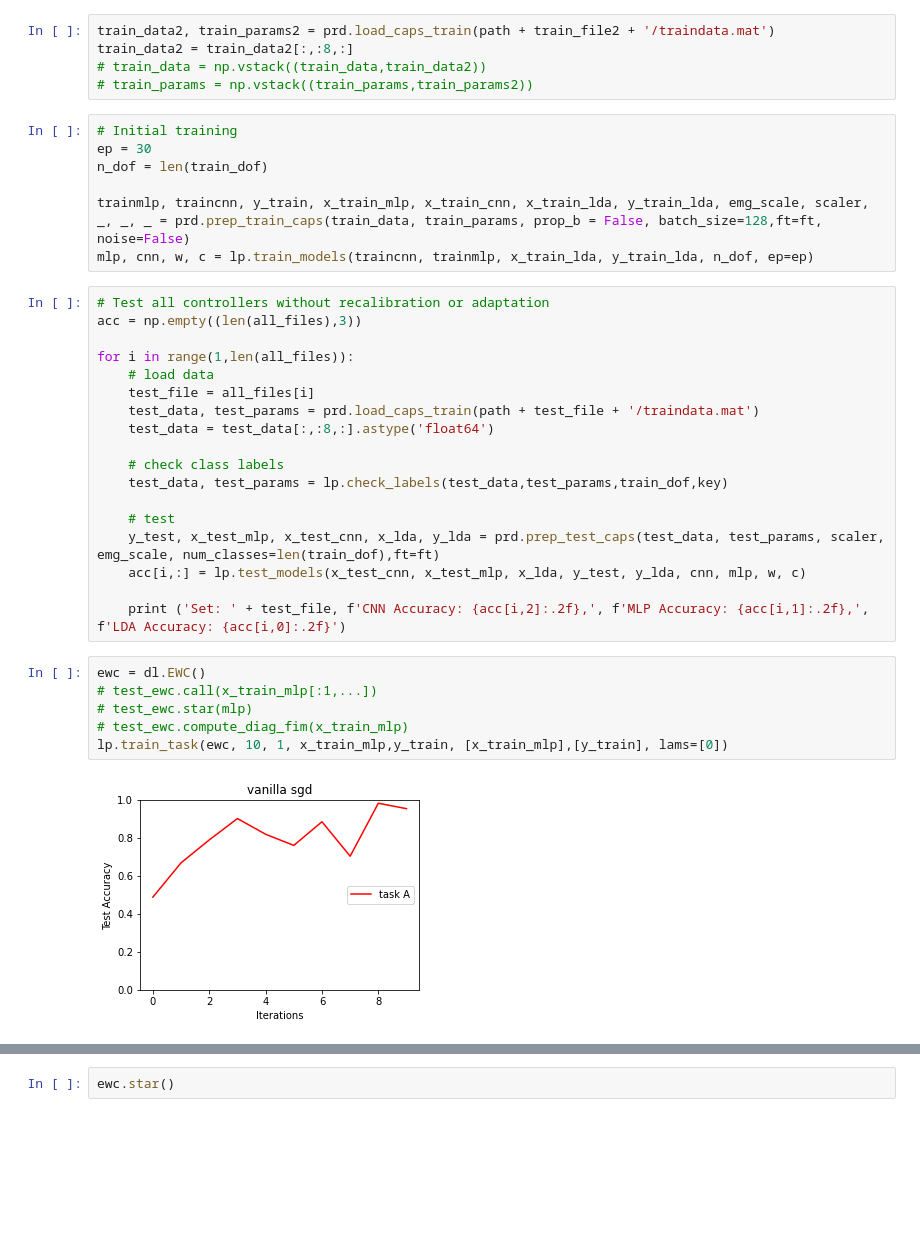
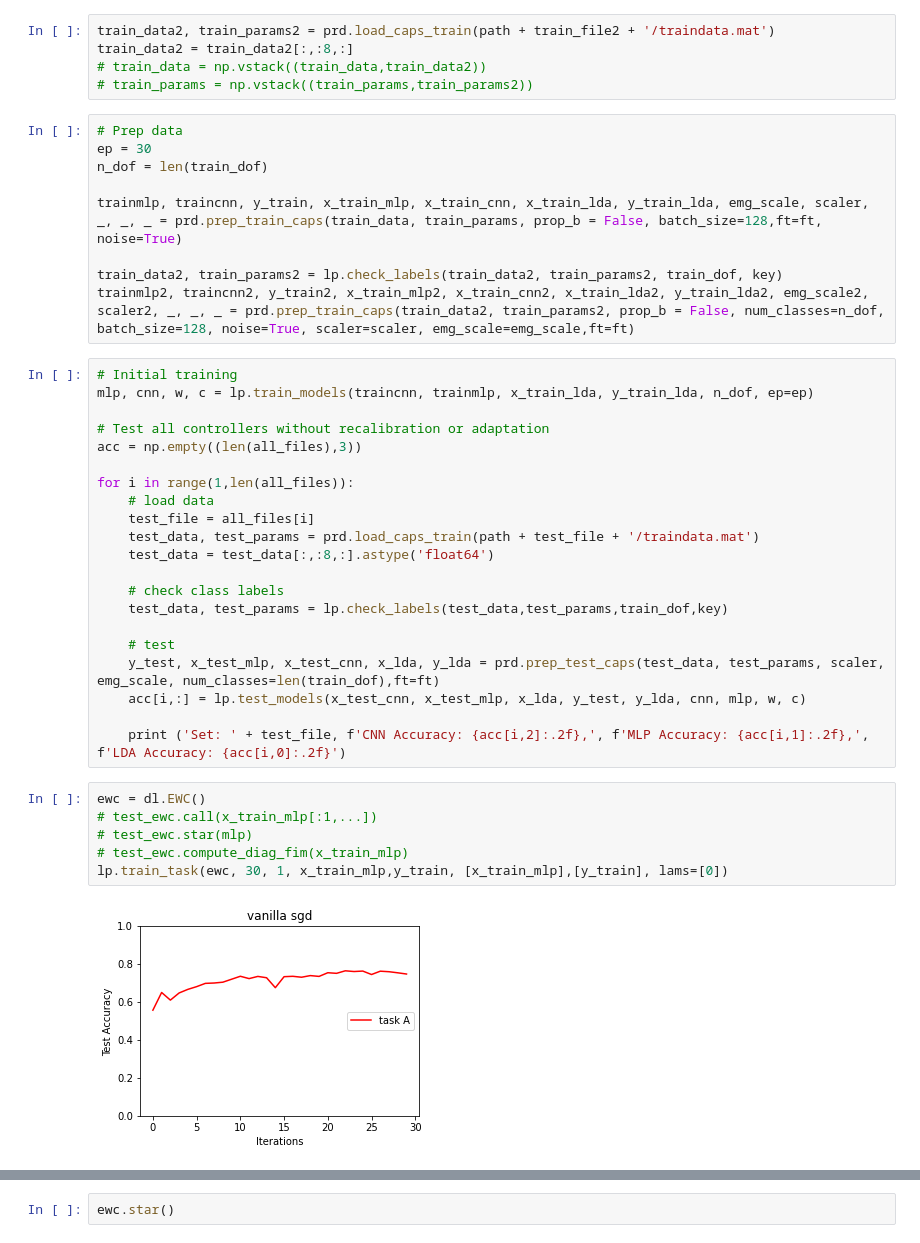
Before and after one commit to yuniteh/adaptive, a Jupyter notebook: python/main.ipynb, the cells around one changed output, grey strips where cells are left out. Saved outputs shown, nothing was run; the diff lists cells and outputs as text; blank space fills up the shorter version.

```diff
--- a/python/main.ipynb
+++ b/python/main.ipynb
@@ -38,13 +38,18 @@ train_data2 = train_data2[:,:8,:]
 # train_data = np.vstack((train_data,train_data2))
 # train_params = np.vstack((train_params,train_params2))
 # %%
-# Initial training
+# Prep data
 ep = 30
 n_dof = len(train_dof)
 
-trainmlp, traincnn, y_train, x_train_mlp, x_train_cnn, x_train_lda, y_train_lda, emg_scale, scaler, _, _, _ = prd.prep_train_caps(train_data, train_params, prop_b = False, batch_size=128,ft=ft, noise=False)
-mlp, cnn, w, c = lp.train_models(traincnn, trainmlp, x_train_lda, y_train_lda, n_dof, ep=ep)
+trainmlp, traincnn, y_train, x_train_mlp, x_train_cnn, x_train_lda, y_train_lda, emg_scale, scaler, _, _, _ = prd.prep_train_caps(train_data, train_params, prop_b = False, batch_size=128,ft=ft, noise=True)
+
+train_data2, train_params2 = lp.check_labels(train_data2, train_params2, train_dof, key)
+trainmlp2, traincnn2, y_train2, x_train_mlp2, x_train_cnn2, x_train_lda2, y_train_lda2, emg_scale2, scaler2, _, _, _ = prd.prep_train_caps(train_data2, train_params2, prop_b = False, num_classes=n_dof, batch_size=128, noise=True, scaler=scaler, emg_scale=emg_scale,ft=ft)
 # %%
+# Initial training
+mlp, cnn, w, c = lp.train_models(traincnn, trainmlp, x_train_lda, y_train_lda, n_dof, ep=ep)
+
 # Test all controllers without recalibration or adaptation
 acc = np.empty((len(all_files),3))
 
@@ -65,11 +70,11 @@ for i in range(1,len(all_files)):
 # %%
 ewc = dl.EWC()
 # test_ewc.call(x_train_mlp[:1,...])
 # test_ewc.star(mlp)
 # test_ewc.compute_diag_fim(x_train_mlp)
-lp.train_task(ewc, 10, 1, x_train_mlp,y_train, [x_train_mlp],[y_train], lams=[0])
+lp.train_task(ewc, 30, 1, x_train_mlp,y_train, [x_train_mlp],[y_train], lams=[0])
 # %% [output]
-[figure, old version]
+[figure, new version]
 # %%
 ewc.compute_fisher(x_train_mlp, num_samples=200, plot_diffs=True) # use validation set for Fisher computation
 # %% [output]
```
Also changed, not shown: parts of 3 cells of this notebook, 2 other files.
